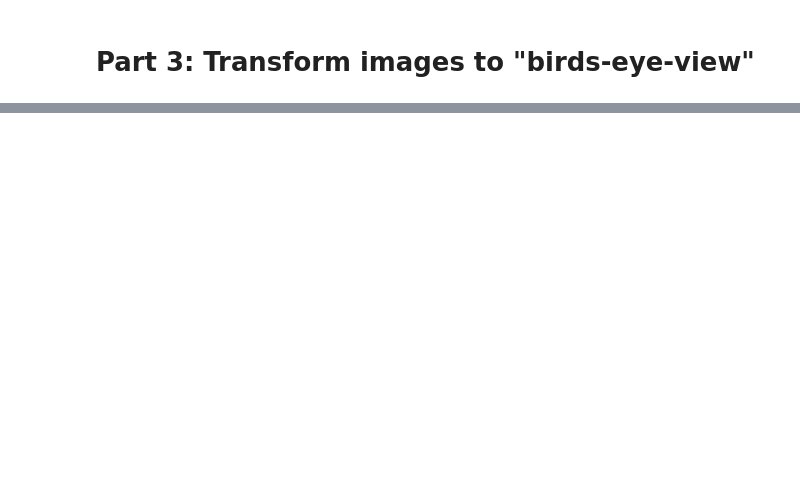
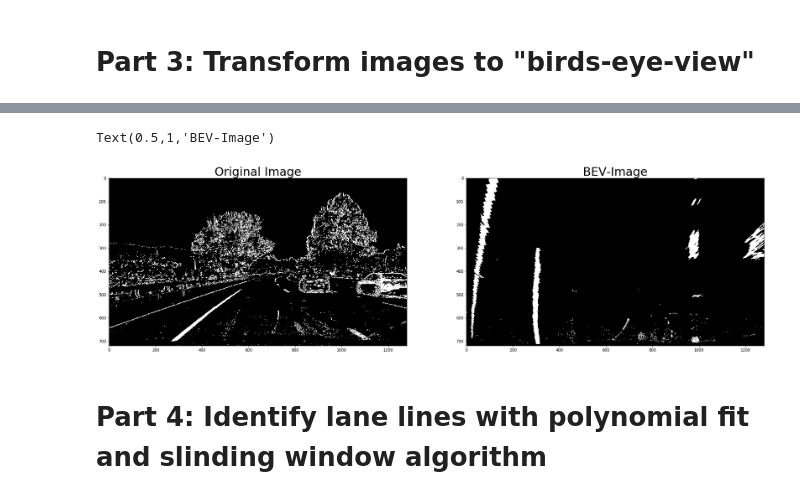
Before and after one commit to LeisAlAyoubi/-CarND-Advanced-Lane-Lines, a Jupyter notebook: advanced_lane_line_project.ipynb, the cells around one changed output, grey strips where cells are left out. Saved outputs shown, nothing was run; the diff lists cells and outputs as text; code cells hidden in the pictures; blank space fills up the shorter version.

Commit message:
Birds-eye-view completed

```diff
--- a/advanced_lane_line_project.ipynb
+++ b/advanced_lane_line_project.ipynb
@@ -178,0 +174,22 @@ Using matplotlib backend: Qt5Agg
+# %%
+#Hard code 4 Corners which represents the field of view
+img_size = (int(test_img_binary1.shape[1]), int(test_img_binary1.shape[0]))
+
+src_pts = np.float32([[600,455],[270,720],[1127,720],[720,460]])
+dst_pts = np.float32([[320,0],[320,720],[960,720],[960,0]])
+
+#Compute the perspective transform, M, given source and destination points
+M = cv2.getPerspectiveTransform(src_pts, dst_pts)
+
+#transform the image
+warped = cv2.warpPerspective(test_img_binary1, M, img_size, flags=cv2.INTER_LINEAR)
+
+# Visualize Birdseye-View Image
+f, (ax1, ax2) = plt.subplots(1, 2, figsize=(30,20))
+ax1.imshow(test_img_binary1,cmap=plt.cm.gray)
+ax1.set_title('Original Image', fontsize=30)
+ax2.imshow(warped,cmap=plt.cm.gray)
+ax2.set_title('BEV-Image', fontsize=30)
+# %% [output]
+Text(0.5,1,'BEV-Image')
+[figure, added]
@@ -178,0 +203,2 @@ Using matplotlib backend: Qt5Agg
+# %% [markdown]
+# Part 4: Identify lane lines with polynomial fit and slinding window algorithm
```
Also changed, not shown: parts of 3 cells of this notebook, 12 other files.
